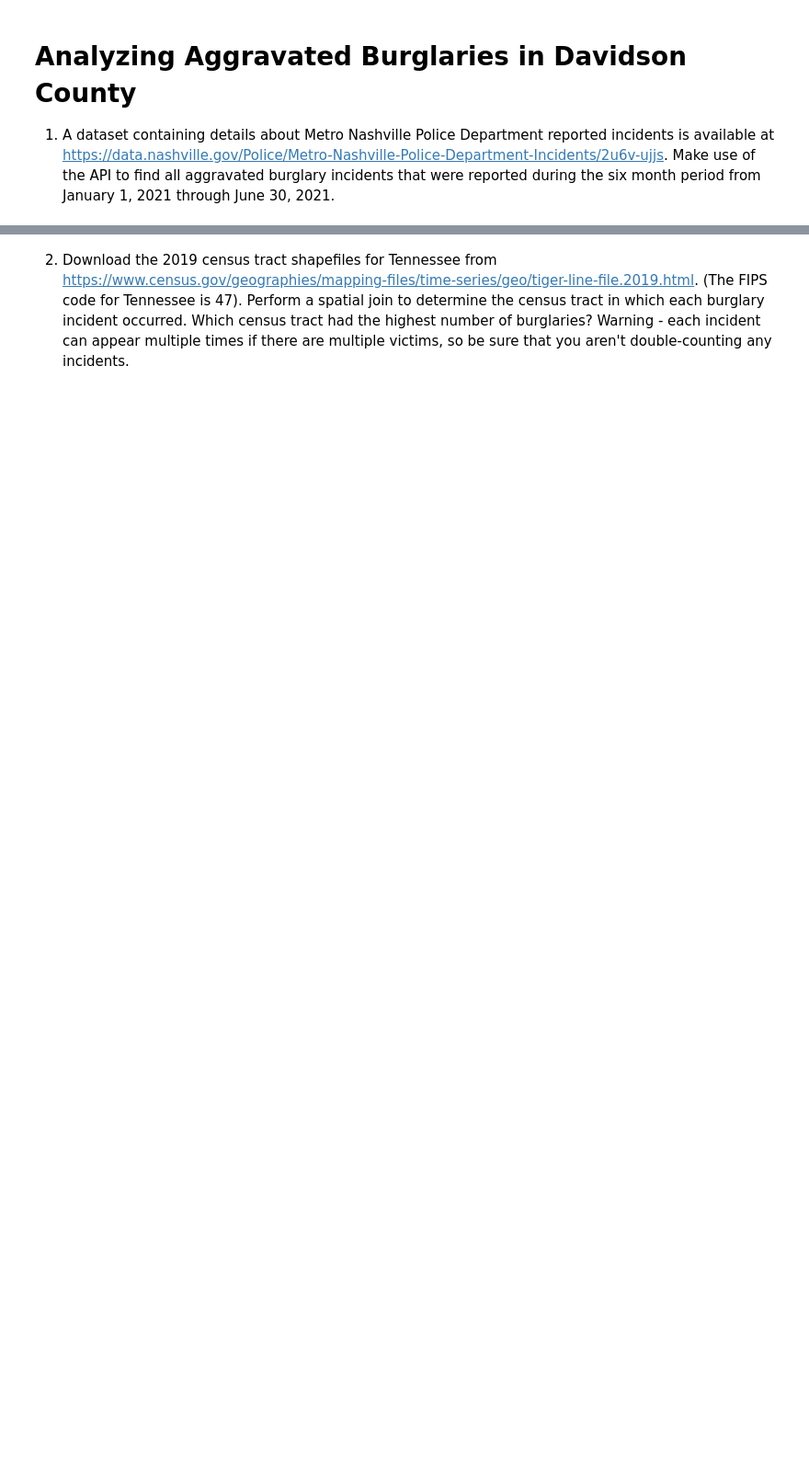
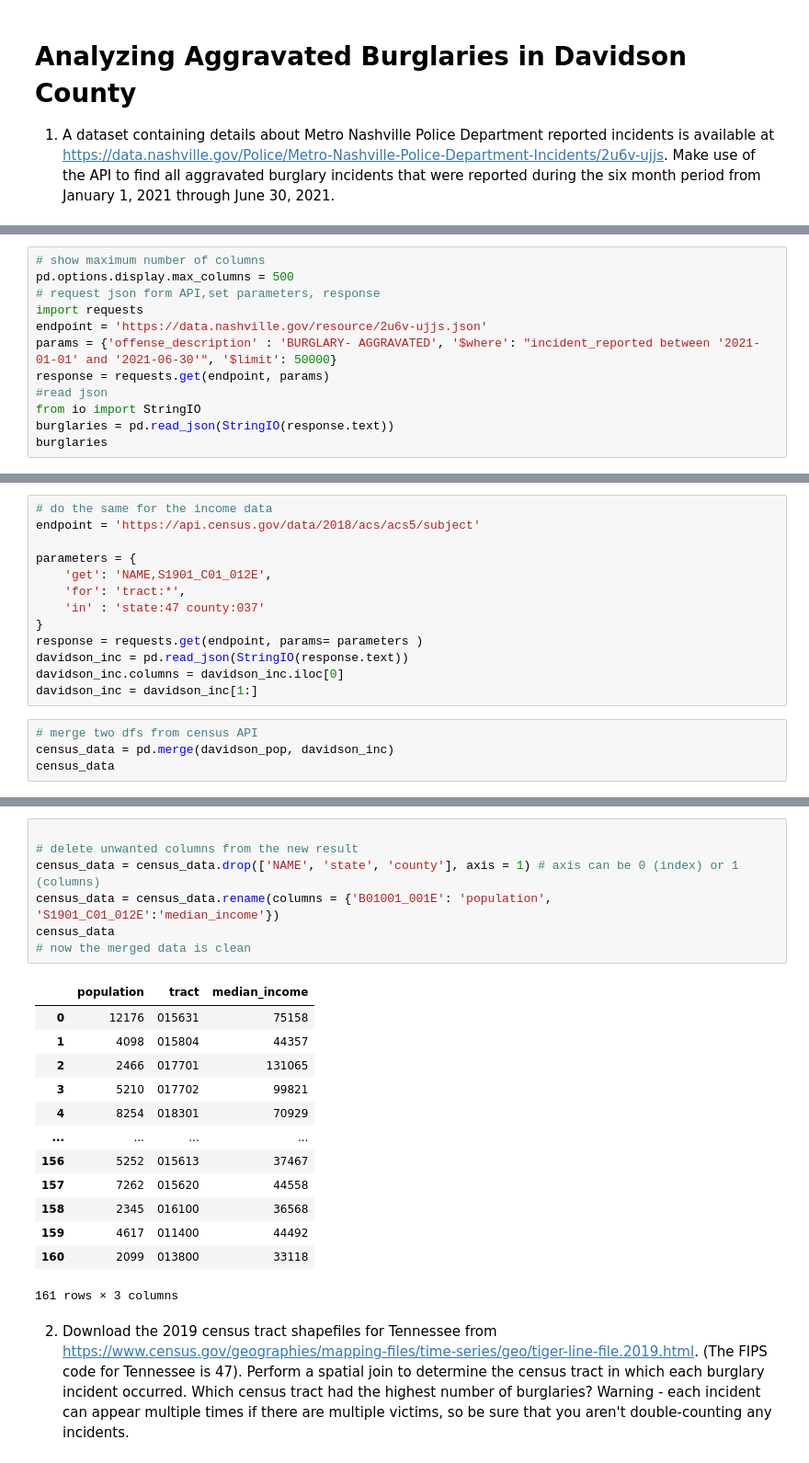
Before and after one commit to nss-data-science-cohort-5/geospatial_api-blue-barracudas, a Jupyter notebook: notebooks/geoproject.ipynb, the cells around one changed output, grey strips where cells are left out. Shown at 92% size. Drawn from its saved outputs; the diff is of its cells as text; blank space fills up the shorter version.

```diff
--- a/notebooks/geoproject.ipynb
+++ b/notebooks/geoproject.ipynb
@@ -32,0 +17,12 @@ burglaries = pd.read_json(StringIO(response.text))
+# %%
+# show maximum number of columns
+pd.options.display.max_columns = 500
+# request json form API,set parameters, response
+import requests
+endpoint = 'https://data.nashville.gov/resource/2u6v-ujjs.json'
+params = {'offense_description' : 'BURGLARY- AGGRAVATED', '$where': "incident_reported between '2021-01-01' and '2021-06-30'", '$limit': 50000}
+response = requests.get(endpoint, params)
+#read json
+from io import StringIO
+burglaries = pd.read_json(StringIO(response.text))
+burglaries
@@ -85,0 +144,17 @@ geometry
+# %%
+# do the same for the income data
+endpoint = 'https://api.census.gov/data/2018/acs/acs5/subject'
+
+parameters = {
+    'get': 'NAME,S1901_C01_012E',
+    'for': 'tract:*',
+    'in' : 'state:47 county:037'
+}
+response = requests.get(endpoint, params= parameters )
+davidson_inc = pd.read_json(StringIO(response.text))
+davidson_inc.columns = davidson_inc.iloc[0]
+davidson_inc = davidson_inc[1:]
+# %%
+# merge two dfs from census API
+census_data = pd.merge(davidson_pop, davidson_inc)
+census_data
@@ -86,3 +175,24 @@ geometry
+# %%
+
+# delete unwanted columns from the new result
+census_data = census_data.drop(['NAME', 'state', 'county'], axis = 1) # axis can be 0 (index) or 1 (columns)
+census_data = census_data.rename(columns = {'B01001_001E': 'population', 'S1901_C01_012E':'median_income'})
+census_data
+# now the merged data is clean
+# %% [output]
+|  | population | tract | median_income |
+| 0 | 12176 | 015631 | 75158 |
+| 1 | 4098 | 015804 | 44357 |
+| 2 | 2466 | 017701 | 131065 |
+| 3 | 5210 | 017702 | 99821 |
+| 4 | 8254 | 018301 | 70929 |
+| ... | ... | ... | ... |
+| 156 | 5252 | 015613 | 37467 |
+| 157 | 7262 | 015620 | 44558 |
+| 158 | 2345 | 016100 | 36568 |
+| 159 | 4617 | 011400 | 44492 |
+| 160 | 2099 | 013800 | 33118 |
+161 rows × 3 columns
 # %% [markdown]
 
 2. Download the 2019 census tract shapefiles for Tennessee from https://www.census.gov/geographies/mapping-files/time-series/geo/tiger-line-file.2019.html. (The FIPS code for Tennessee is 47). Perform a spatial join to determine the census tract in which each burglary incident occurred. Which census tract had the highest number of burglaries? Warning - each incident can appear multiple times if there are multiple victims, so be sure that you aren't double-counting any incidents.
```
Also changed, not shown: parts of 68 cells of this notebook, 2 other files.
